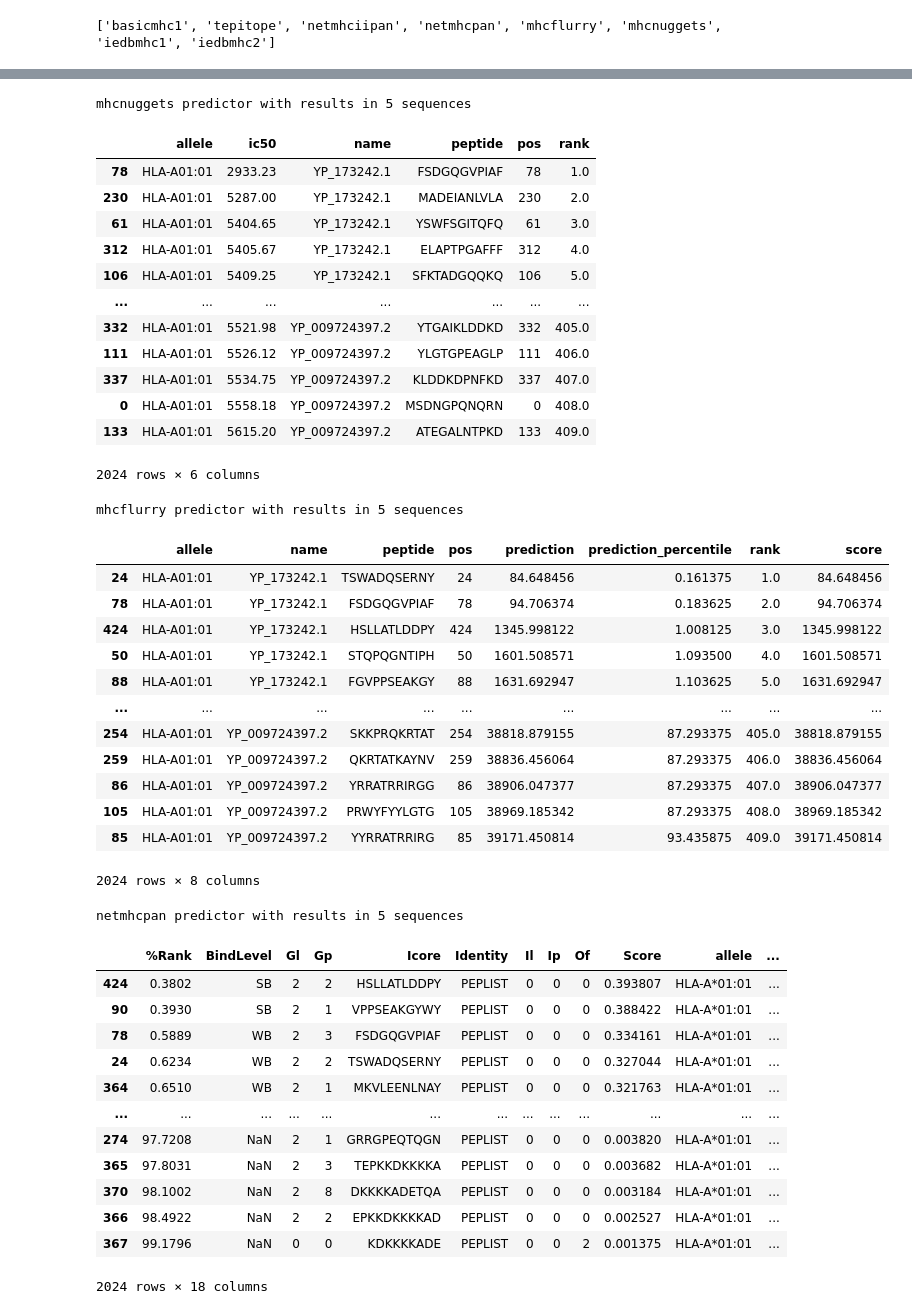
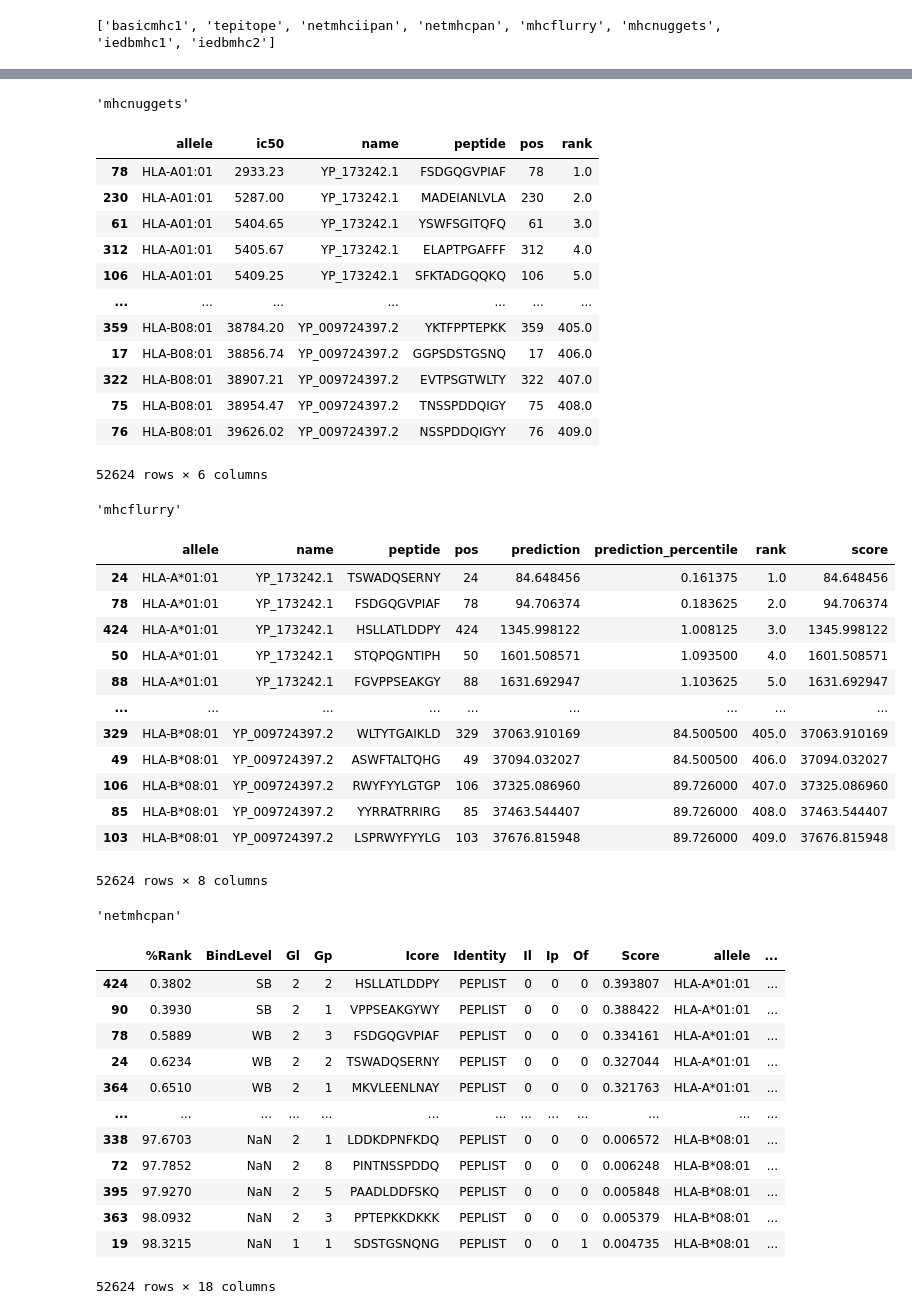
Before and after one commit to covid19-bh-machine-learning/master, a Jupyter notebook: features-predicted-epitopes.ipynb, the cells around one changed output, grey strips where cells are left out. Drawn from its saved outputs; the diff is of its cells as text; code cells hidden in the pictures.

Commit message:
added epitope predictions and comparison of algorithm outputs

```diff
--- a/features-predicted-epitopes.ipynb
+++ b/features-predicted-epitopes.ipynb
@@ -5,5 +7,6 @@ from epitopepredict import base, sequtils, plotting
 # %%
-path = "data/Common_COV_SARS2_N_comparison.fasta"
+inpath = "data/Common_COV_SARS2_N_comparison.fasta"
+outpath = "data/epitope-predictions/"
 df = sequtils.fasta_to_dataframe(path)
 
 display(df)
@@ -20,17 +23,17 @@ print(base.predictors)
 ['basicmhc1', 'tepitope', 'netmhciipan', 'netmhcpan', 'mhcflurry', 'mhcnuggets', 'iedbmhc1', 'iedbmhc2']
 # %%
 # Make a choice about which alleles to include
-#alleles = base.get_preset_alleles('broad_coverage_mhc1')
-alleles = ['HLA-A01:01']
+alleles = base.get_preset_alleles('broad_coverage_mhc1')
+#alleles = ['HLA-A01:01']
 
 # Make a choice of which predictors to use
-predictors = ['mhcnuggets', 'mhcflurry', 'netmhcpan']
+models = ['mhcnuggets', 'mhcflurry', 'netmhcpan']
 
 outputs = {}
 
-for predictor in predictors:
-    predictor = base.get_predictor(predictor)
-    outputs[predictor] = predictor.predict_sequences(df, alleles=alleles)
+for model in models:
+    predictor = base.get_predictor(model)
+    outputs[model] = predictor.predict_sequences(df, alleles=alleles, save=True, path=outpath)
 # %% [output]
 Predicting for 431 peptides
 Number of peptides skipped/total due to length 0 / 0
@@ -52,37 +55,38 @@ predictions done for 5 sequences in 1 alleles
 # %%
 for predictor, output in outputs.items():
     display(predictor)
     display(output)
+    output.to_csv(str(outpath+predictor+".csv"), encoding='utf-8', index=False)
 # %% [output]
-mhcnuggets predictor with results in 5 sequences
+'mhcnuggets'
 |  | allele | ic50 | name | peptide | pos | rank |
 | 78 | HLA-A01:01 | 2933.23 | YP_173242.1 | FSDGQGVPIAF | 78 | 1.0 |
 | 230 | HLA-A01:01 | 5287.00 | YP_173242.1 | MADEIANLVLA | 230 | 2.0 |
 | 61 | HLA-A01:01 | 5404.65 | YP_173242.1 | YSWFSGITQFQ | 61 | 3.0 |
 | 312 | HLA-A01:01 | 5405.67 | YP_173242.1 | ELAPTPGAFFF | 312 | 4.0 |
 | 106 | HLA-A01:01 | 5409.25 | YP_173242.1 | SFKTADGQQKQ | 106 | 5.0 |
 | ... | ... | ... | ... | ... | ... | ... |
-| 332 | HLA-A01:01 | 5521.98 | YP_009724397.2 | YTGAIKLDDKD | 332 | 405.0 |
-| 111 | HLA-A01:01 | 5526.12 | YP_009724397.2 | YLGTGPEAGLP | 111 | 406.0 |
-| 337 | HLA-A01:01 | 5534.75 | YP_009724397.2 | KLDDKDPNFKD | 337 | 407.0 |
-| 0 | HLA-A01:01 | 5558.18 | YP_009724397.2 | MSDNGPQNQRN | 0 | 408.0 |
-| 133 | HLA-A01:01 | 5615.20 | YP_009724397.2 | ATEGALNTPKD | 133 | 409.0 |
+| 359 | HLA-B08:01 | 38784.20 | YP_009724397.2 | YKTFPPTEPKK | 359 | 405.0 |
+| 17 | HLA-B08:01 | 38856.74 | YP_009724397.2 | GGPSDSTGSNQ | 17 | 406.0 |
+| 322 | HLA-B08:01 | 38907.21 | YP_009724397.2 | EVTPSGTWLTY | 322 | 407.0 |
+| 75 | HLA-B08:01 | 38954.47 | YP_009724397.2 | TNSSPDDQIGY | 75 | 408.0 |
+| 76 | HLA-B08:01 | 39626.02 | YP_009724397.2 | NSSPDDQIGYY | 76 | 409.0 |
-2024 rows × 6 columns
+52624 rows × 6 columns
-mhcflurry predictor with results in 5 sequences
+'mhcflurry'
 |  | allele | name | peptide | pos | prediction | prediction_percentile | rank | score |
-| 24 | HLA-A01:01 | YP_173242.1 | TSWADQSERNY | 24 | 84.648456 | 0.161375 | 1.0 | 84.648456 |
-| 78 | HLA-A01:01 | YP_173242.1 | FSDGQGVPIAF | 78 | 94.706374 | 0.183625 | 2.0 | 94.706374 |
-| 424 | HLA-A01:01 | YP_173242.1 | HSLLATLDDPY | 424 | 1345.998122 | 1.008125 | 3.0 | 1345.998122 |
-| 50 | HLA-A01:01 | YP_173242.1 | STQPQGNTIPH | 50 | 1601.508571 | 1.093500 | 4.0 | 1601.508571 |
-| 88 | HLA-A01:01 | YP_173242.1 | FGVPPSEAKGY | 88 | 1631.692947 | 1.103625 | 5.0 | 1631.692947 |
+| 24 | HLA-A*01:01 | YP_173242.1 | TSWADQSERNY | 24 | 84.648456 | 0.161375 | 1.0 | 84.648456 |
+| 78 | HLA-A*01:01 | YP_173242.1 | FSDGQGVPIAF | 78 | 94.706374 | 0.183625 | 2.0 | 94.706374 |
+| 424 | HLA-A*01:01 | YP_173242.1 | HSLLATLDDPY | 424 | 1345.998122 | 1.008125 | 3.0 | 1345.998122 |
+| 50 | HLA-A*01:01 | YP_173242.1 | STQPQGNTIPH | 50 | 1601.508571 | 1.093500 | 4.0 | 1601.508571 |
+| 88 | HLA-A*01:01 | YP_173242.1 | FGVPPSEAKGY | 88 | 1631.692947 | 1.103625 | 5.0 | 1631.692947 |
 | ... | ... | ... | ... | ... | ... | ... | ... | ... |
-| 254 | HLA-A01:01 | YP_009724397.2 | SKKPRQKRTAT | 254 | 38818.879155 | 87.293375 | 405.0 | 38818.879155 |
-| 259 | HLA-A01:01 | YP_009724397.2 | QKRTATKAYNV | 259 | 38836.456064 | 87.293375 | 406.0 | 38836.456064 |
-| 86 | HLA-A01:01 | YP_009724397.2 | YRRATRRIRGG | 86 | 38906.047377 | 87.293375 | 407.0 | 38906.047377 |
-| 105 | HLA-A01:01 | YP_009724397.2 | PRWYFYYLGTG | 105 | 38969.185342 | 87.293375 | 408.0 | 38969.185342 |
-| 85 | HLA-A01:01 | YP_009724397.2 | YYRRATRRIRG | 85 | 39171.450814 | 93.435875 | 409.0 | 39171.450814 |
+| 329 | HLA-B*08:01 | YP_009724397.2 | WLTYTGAIKLD | 329 | 37063.910169 | 84.500500 | 405.0 | 37063.910169 |
+| 49 | HLA-B*08:01 | YP_009724397.2 | ASWFTALTQHG | 49 | 37094.032027 | 84.500500 | 406.0 | 37094.032027 |
+| 106 | HLA-B*08:01 | YP_009724397.2 | RWYFYYLGTGP | 106 | 37325.086960 | 89.726000 | 407.0 | 37325.086960 |
+| 85 | HLA-B*08:01 | YP_009724397.2 | YYRRATRRIRG | 85 | 37463.544407 | 89.726000 | 408.0 | 37463.544407 |
+| 103 | HLA-B*08:01 | YP_009724397.2 | LSPRWYFYYLG | 103 | 37676.815948 | 89.726000 | 409.0 | 37676.815948 |
-2024 rows × 8 columns
+52624 rows × 8 columns
-netmhcpan predictor with results in 5 sequences
+'netmhcpan'
 |  | %Rank | BindLevel | Gl | Gp | Icore | Identity | Il | Ip | Of | Score | allele | ... |
 | 424 | 0.3802 | SB | 2 | 2 | HSLLATLDDPY | PEPLIST | 0 | 0 | 0 | 0.393807 | HLA-A*01:01 | ... |
 | 90 | 0.3930 | SB | 2 | 1 | VPPSEAKGYWY | PEPLIST | 0 | 0 | 0 | 0.388422 | HLA-A*01:01 | ... |
@@ -90,9 +94,9 @@ netmhcpan predictor with results in 5 sequences
 | 24 | 0.6234 | WB | 2 | 2 | TSWADQSERNY | PEPLIST | 0 | 0 | 0 | 0.327044 | HLA-A*01:01 | ... |
 | 364 | 0.6510 | WB | 2 | 1 | MKVLEENLNAY | PEPLIST | 0 | 0 | 0 | 0.321763 | HLA-A*01:01 | ... |
 | ... | ... | ... | ... | ... | ... | ... | ... | ... | ... | ... | ... | ... |
-| 274 | 97.7208 | NaN | 2 | 1 | GRRGPEQTQGN | PEPLIST | 0 | 0 | 0 | 0.003820 | HLA-A*01:01 | ... |
-| 365 | 97.8031 | NaN | 2 | 3 | TEPKKDKKKKA | PEPLIST | 0 | 0 | 0 | 0.003682 | HLA-A*01:01 | ... |
-| 370 | 98.1002 | NaN | 2 | 8 | DKKKKADETQA | PEPLIST | 0 | 0 | 0 | 0.003184 | HLA-A*01:01 | ... |
-| 366 | 98.4922 | NaN | 2 | 2 | EPKKDKKKKAD | PEPLIST | 0 | 0 | 0 | 0.002527 | HLA-A*01:01 | ... |
-| 367 | 99.1796 | NaN | 0 | 0 | KDKKKKADE | PEPLIST | 0 | 0 | 2 | 0.001375 | HLA-A*01:01 | ... |
+| 338 | 97.6703 | NaN | 2 | 1 | LDDKDPNFKDQ | PEPLIST | 0 | 0 | 0 | 0.006572 | HLA-B*08:01 | ... |
+| 72 | 97.7852 | NaN | 2 | 8 | PINTNSSPDDQ | PEPLIST | 0 | 0 | 0 | 0.006248 | HLA-B*08:01 | ... |
+| 395 | 97.9270 | NaN | 2 | 5 | PAADLDDFSKQ | PEPLIST | 0 | 0 | 0 | 0.005848 | HLA-B*08:01 | ... |
+| 363 | 98.0932 | NaN | 2 | 3 | PPTEPKKDKKK | PEPLIST | 0 | 0 | 0 | 0.005379 | HLA-B*08:01 | ... |
+| 19 | 98.3215 | NaN | 1 | 1 | SDSTGSNQNG | PEPLIST | 0 | 0 | 1 | 0.004735 | HLA-B*08:01 | ... |
-2024 rows × 18 columns
+52624 rows × 18 columns
```
Also changed, not shown: parts of 7 cells of this notebook, 3 other files.
